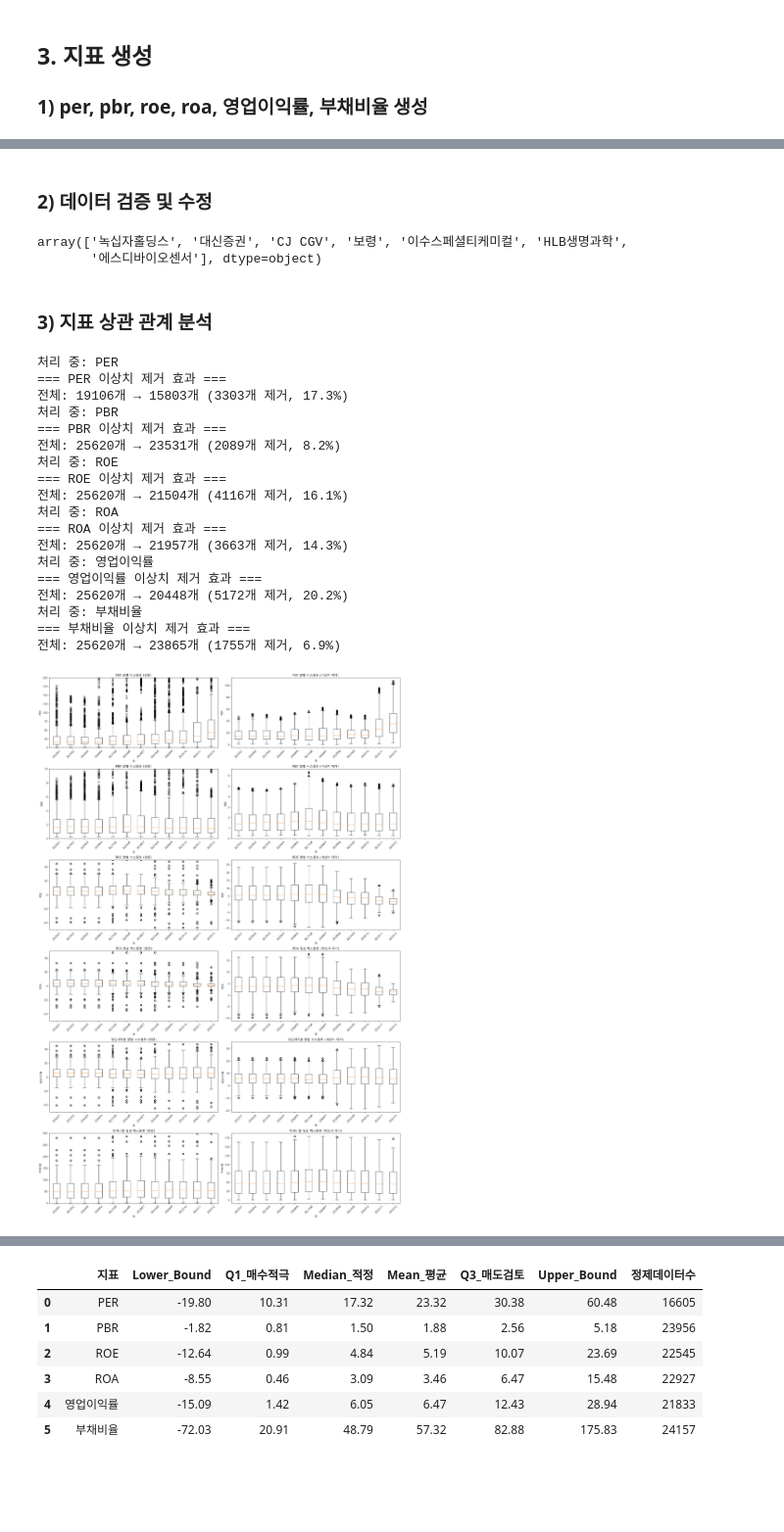
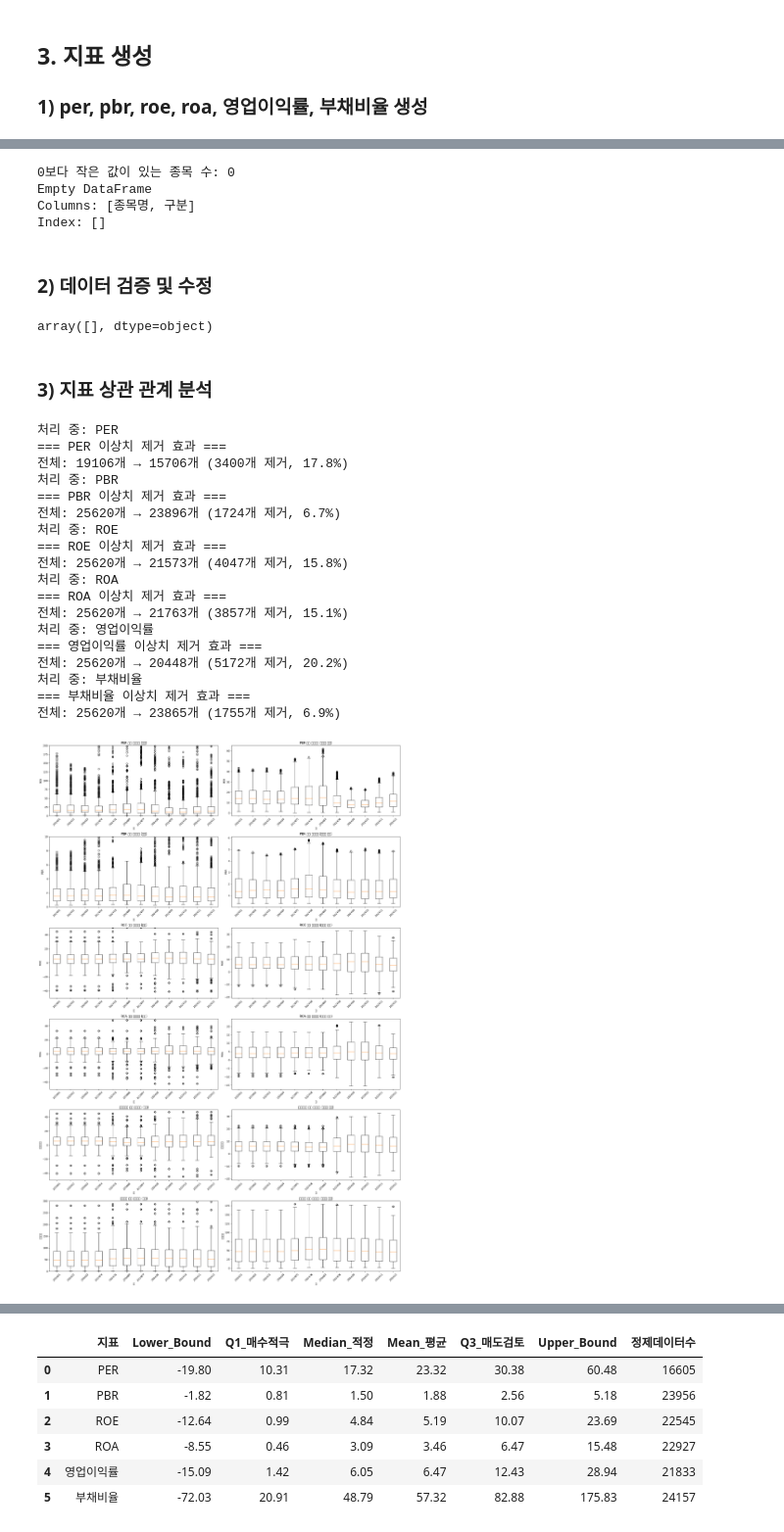
Before and after one commit to kknaks/quantus-test, a Jupyter notebook: report.ipynb, the cells around one changed output, grey strips where cells are left out. Shown at 98% size. Drawn from its saved outputs; the diff is of its cells as text; code cells hidden in the pictures; blank space fills up the shorter version.

```diff
--- a/report.ipynb
+++ b/report.ipynb
@@ -621,12 +621,13 @@ for date, temp_data in results:
             all_data = pd.merge(all_data, temp_data, on=['stockCode', 'stockName'], how='outer')
 
 all_data.to_csv('stock_data_2024.csv', index=False)
+# %%
+sample = pd.merge(filtered_final_summary, all_data, on='stockName', how='left')
 # %% [markdown]
 ## 3. 지표 생성
 ### 1) per, pbr, roe, roa, 영업이익률, 부채비율 생성
 # %%
 def get_account_value_by_name(financial_data, account_name, quarter_column):
-    """계정과목 이름으로 값 찾기"""
     mask = financial_data['계정과목'] == account_name
     account_row = financial_data[mask]
 
@@ -638,7 +639,6 @@ def get_account_value_by_name(financial_data, account_name, quarter_column):
     return 0
 
 def select_quarter_column(financial_data, date):
-    """해당 날짜에 맞는 분기 컬럼 선택"""
     date_int = int(date)
 
     # 공시날짜 행에서 해당 날짜보다 가장 가까운 과거 분기 찾기
@@ -650,7 +650,7 @@ def select_quarter_column(financial_data, date):
     date_columns = [col for col in financial_data.columns if re.match(r'^\d{4}_\d+Q$', str(col))]
 
     # 해당 날짜 이전의 가장 최근 분기 찾기
-    for col in reversed(date_columns):  # 최신 분기부터 역순으로
+    for col in reversed(date_columns):
         try:
             disclosure_date = int(disclosure_row[col].iloc[0])
             if date_int >= disclosure_date:
@@ -658,17 +658,15 @@ def select_quarter_column(financial_data, date):
         except:
             continue
 
-    # 찾지 못하면 가장 오래된 분기
     return date_columns[0] if date_columns else None
 
 def calculate_ratios(financial_data, quarter, shares_outstanding, stock_price):
-    """재무비율 계산"""
     if not quarter:
         return {key: None for key in ['PER', 'PBR', 'ROE', 'ROA', '영업이익률', '부채비율']}
 
     # 연간화 팩터
     annualization_factors = {
-        '1Q': 4, '2Q': 2, '3Q': 4/3, '4Q': 1
+        '1Q': 4, '2Q': 4, '3Q': 4, '4Q': 1
     }
     factor = annualization_factors.get(quarter[-2:], 1)
 
@@ -707,11 +705,10 @@ def calculate_ratios(financial_data, quarter, shares_outstanding, stock_price):
         return {key: None for key in ['PER', 'PBR', 'ROE', 'ROA', '영업이익률', '부채비율']}
 
 def process_company_analysis(row_data, result_dict):
-    """단일 기업의 종가 + 재무비율을 Long Format으로 생성"""
     try:
-        corp_code = row_data['고유번호']
-        corp_name = row_data['종목명']
-        shares_outstanding = row_data['상장주식수']
+        corp_code = row_data['corp_code']
+        corp_name = row_data['stockName']
+        shares_outstanding = row_data['listedShares']
 
         # result_dict에서 재무데이터 가져오기
         financial_data = result_dict.get(corp_name)
@@ -761,7 +758,6 @@ def process_company_analysis(row_data, result_dict):
         return []
 
 def create_company_analysis_dataframe(sample_data, result_dict, max_workers=5):
-    """모든 기업의 분석 데이터를 Long Format DataFrame으로 생성"""
 
     all_analysis_rows = []
 
@@ -793,12 +789,10 @@ def create_company_analysis_dataframe(sample_data, result_dict, max_workers=5):
 
 # 특정 기업만 필터링
 def filter_company_analysis(analysis_df, company_name):
-    """특정 기업의 분석 데이터만 추출"""
     return analysis_df[analysis_df['종목명'] == company_name].reset_index(drop=True)
 
 # 특정 지표만 필터링
 def filter_metric_analysis(analysis_df, metric_name):
-    """특정 지표의 모든 기업 데이터 추출"""
     return analysis_df[analysis_df['구분'] == metric_name].reset_index(drop=True)
 # %%
 analysis_df = create_company_analysis_dataframe(sample, result_dict)
@@ -814,13 +804,30 @@ analysis_df = create_company_analysis_dataframe(sample, result_dict)
 # 사용법:
 # analysis_df = create_company_analysis_dataframe(sample, result_dict)
 # print(analysis_df.head(20))  # 처음 20행 확인
+# %%
+# 부채비율 데이터 필터링
+debt_ratio_df = analysis_df[analysis_df["구분"] == "부채비율"]
+
+# 날짜 컬럼들만 선택 (종목명, 구분 제외)
+date_cols = [col for col in debt_ratio_df.columns if col not in ['종목명', '구분']]
+
+# 모든 날짜 컬럼에서 0보다 작은 값이 있는 행 찾기
+mask = (debt_ratio_df[date_cols] < 0).any(axis=1)
+negative_rows = debt_ratio_df[mask]
+
+print(f"0보다 작은 값이 있는 종목 수: {len(negative_rows)}")
+print(negative_rows[['종목명', '구분']])
+# %% [output]
+0보다 작은 값이 있는 종목 수: 0
+Empty DataFrame
+Columns: [종목명, 구분]
+Index: []
 # %% [markdown]
 ### 2) 데이터 검증 및 수정
 # %%
 analysis_df[(analysis_df == 0).any(axis=1)]['종목명'].unique()
 # %% [output]
-array(['녹십자홀딩스', '대신증권', 'CJ CGV', '보령', '이수스페셜티케미컬', 'HLB생명과학',
-       '에스디바이오센서'], dtype=object)
+array([], dtype=object)
 # %%
 for corp in analysis_df[(analysis_df == 0).any(axis=1)]['종목명'].unique():
   unique_corp_no = final_summary[final_summary['종목명'] == corp]['고유번호'].iloc[0]
@@ -836,7 +843,6 @@ warnings.filterwarnings('ignore')
 
 
 def remove_outliers_iqr(data, factor=1.5):
-    """IQR 방법으로 이상치 제거"""
     if len(data) == 0:
         return data
 
@@ -999,36 +1005,36 @@ print(f"Q1 ~ Median         : 🟡 매수 검토 (적정 하단)")
 print(f"Median ~ Mean       : 🟠 보유/관망 (적정 중간)")
 print(f"Mean ~ Q3           : 🔴 매도 검토 (적정 상단)")
 print(f"Q3 ~ Upper_Bound    : 🔴 매도 적극 고려 (고평가 구간)")
 print(f"Upper_Bound 초과    : ⛔ 투자 금지 (극도 고평가)")
 
 # 실전 투자 활용 예시
 print(f"\n💡 실전 활용 예시:")
 for _, row in investment_df.iterrows():
     metric = row['지표']
     if metric == 'PER':
         print(f"📈 {metric}: {row['Q1_매수적극']}배 이하 매수, {row['Q3_매도검토']}배 이상 매도")
     elif metric == 'PBR':
         print(f"📊 {metric}: {row['Q1_매수적극']}배 이하 매수, {row['Q3_매도검토']}배 이상 매도")
     elif metric == 'ROE':
         print(f"💰 {metric}: {row['Q1_매수적극']}% 이상 선호, {row['Median_적정']}% 적정")
 # %% [output]
 처리 중: PER
 === PER 이상치 제거 효과 ===
-전체: 19106개 → 15803개 (3303개 제거, 17.3%)
+전체: 19106개 → 15706개 (3400개 제거, 17.8%)
 처리 중: PBR
 === PBR 이상치 제거 효과 ===
-전체: 25620개 → 23531개 (2089개 제거, 8.2%)
+전체: 25620개 → 23896개 (1724개 제거, 6.7%)
 처리 중: ROE
 === ROE 이상치 제거 효과 ===
-전체: 25620개 → 21504개 (4116개 제거, 16.1%)
+전체: 25620개 → 21573개 (4047개 제거, 15.8%)
 처리 중: ROA
 === ROA 이상치 제거 효과 ===
-전체: 25620개 → 21957개 (3663개 제거, 14.3%)
+전체: 25620개 → 21763개 (3857개 제거, 15.1%)
 처리 중: 영업이익률
 === 영업이익률 이상치 제거 효과 ===
 전체: 25620개 → 20448개 (5172개 제거, 20.2%)
 처리 중: 부채비율
 === 부채비율 이상치 제거 효과 ===
 전체: 25620개 → 23865개 (1755개 제거, 6.9%)
-[figure, old version]
+[figure, new version]
 === 전체 지표 이상치 제거 요약 ===
```
Also changed, not shown: parts of 11 cells of this notebook, 5 other files.
